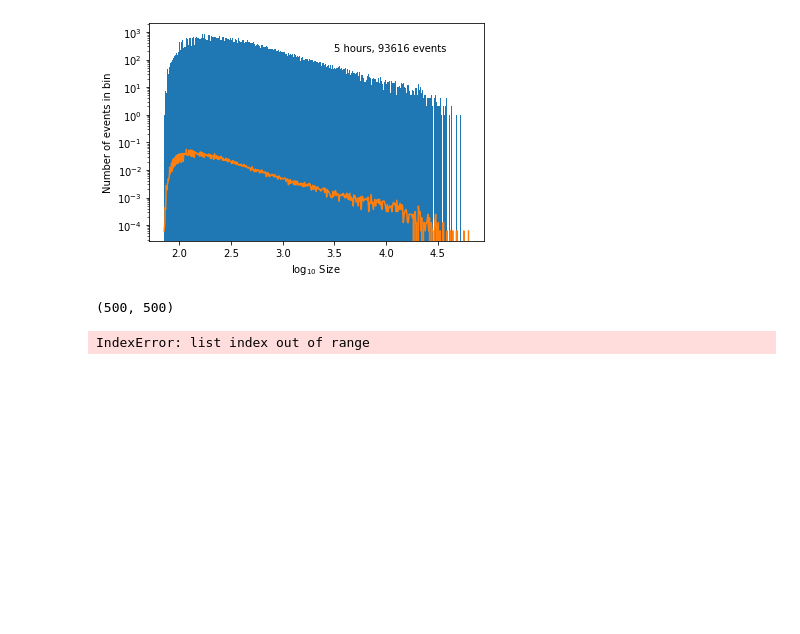
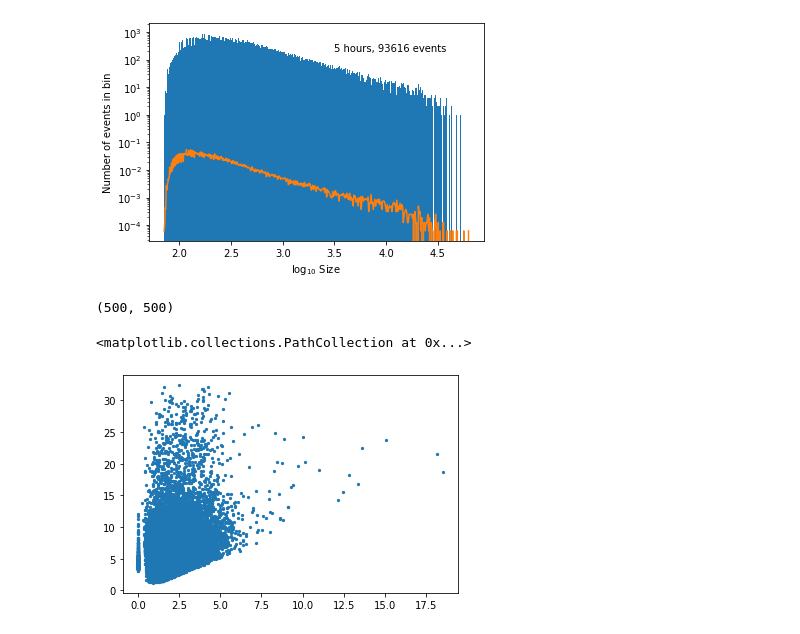
Before and after one commit to SanTelva/TAIGA, a Jupyter notebook: TAIGA.ipynb, the cells around one changed output. Cells and saved outputs as stored; diff of their text form; code cells hidden in the pictures; blank space fills up the shorter version.

```diff
--- a/TAIGA.ipynb
+++ b/TAIGA.ipynb
@@ -364,8 +364,8 @@ len(logbins),len( hist)
 # %% [output]
 [figure]
 (500, 500)
-# %%
-events_cleaned[12918].vizualize(pixel_coords = pixel_coords, save = True)
-events_cleaned[12918].params()
-# %% [output]
-IndexError: list index out of range
+# %%
+plt.scatter(df["Width"], df["Length"], s = 5)
+# %% [output]
+<matplotlib.collections.PathCollection at 0x...>
+[figure, added]
```
Also changed, not shown: 2 other files.
